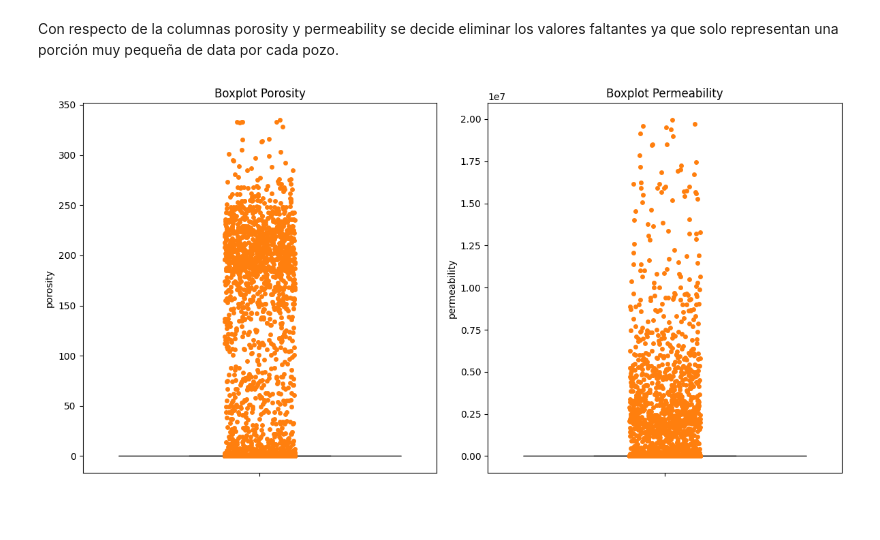
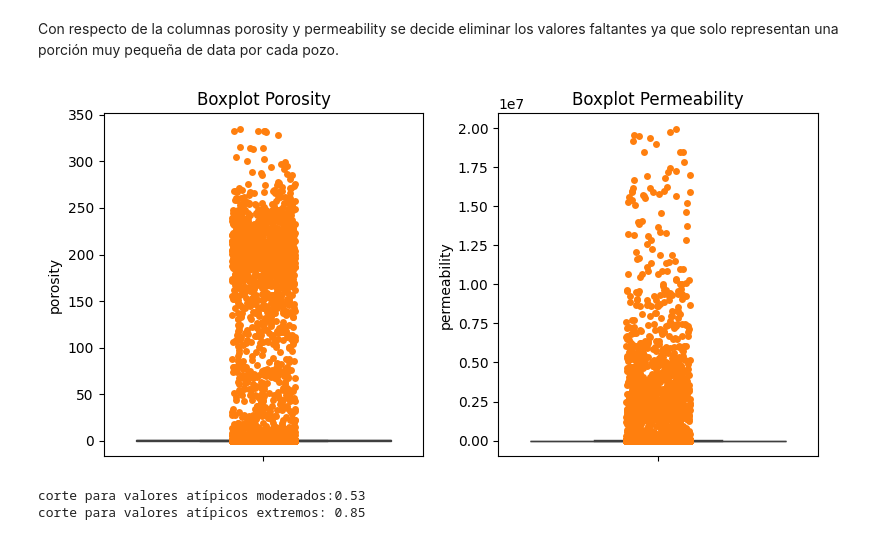
Before and after one commit to jesusiv24921/Clustering-zonas-Geol-gicas, a Jupyter notebook: clustering_zonas_geologicas.ipynb, the cells around one changed output. Saved outputs shown, nothing was run; the diff lists cells and outputs as text; code cells hidden in the pictures; blank space fills up the shorter version.

Commit message:
Valores atípicos

```diff
--- a/clustering_zonas_geologicas.ipynb
+++ b/clustering_zonas_geologicas.ipynb
@@ -159,22 +159,42 @@ df.describe()
 # %% [markdown]
 Con respecto de la columnas porosity y permeability se decide eliminar los valores faltantes ya que solo representan una porción muy pequeña de data por cada pozo.
 # %%
-fig, axes=plt.subplots(1,2,figsize=(12,6), sharey=False)
+fig, axes=plt.subplots(1,2,figsize=(8,4), sharey=False)
 
 #Boxplot Porosity
 sns.boxplot(df['porosity'], ax=axes[0],fliersize=False)
 sns.stripplot(df['porosity'], ax=axes[0])
 axes[0].set_title("Boxplot Porosity")
 
 #Boxplot Permeability
 sns.boxplot(df['permeability'], ax=axes[1], fliersize=False)
 sns.stripplot(df['permeability'], ax=axes[1])
 axes[1].set_title("Boxplot Permeability")
 
-
-
 fig.tight_layout()
 
 plt.show()
 # %% [output]
-[figure, old version]
+[figure, new version]
+# %%
+#Revisar cuantos valores atípicos se encuentran por cada variable
+
+Q1=df['porosity'].quantile(0.25)
+Q3=df['porosity'].quantile(0.75)
+IQR=Q3-Q1
+
+# La literatura habla de que un valor es atípico moderado si es mayor a Q3+1.5IQR  o menor a Q1-1.5IQR, es un valor atípico extremo
+# si es mayor a Q3+3IQR o menor a Q1-3IQR
+moderado_derecha= Q3+1.5*IQR
+moderado_izquierda=Q1-1.5*IQR
+
+print(f'corte para valores atípicos moderados:{round(moderado_derecha,2)}')
+
+
+extremo_derecha=Q3+3*IQR
+extremo_izquierda=Q1-3*IQR
+
+print(f'corte para valores atípicos extremos: {round(extremo_derecha,2)}')
+# %% [output]
+corte para valores atípicos moderados:0.53
+corte para valores atípicos extremos: 0.85
```
Also changed, not shown: parts of 1 cell of this notebook.
